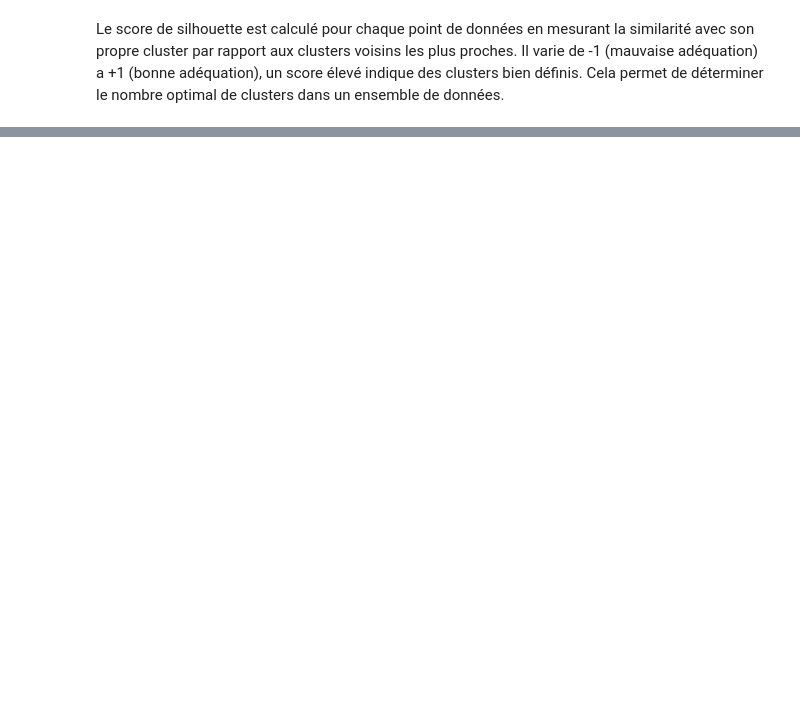
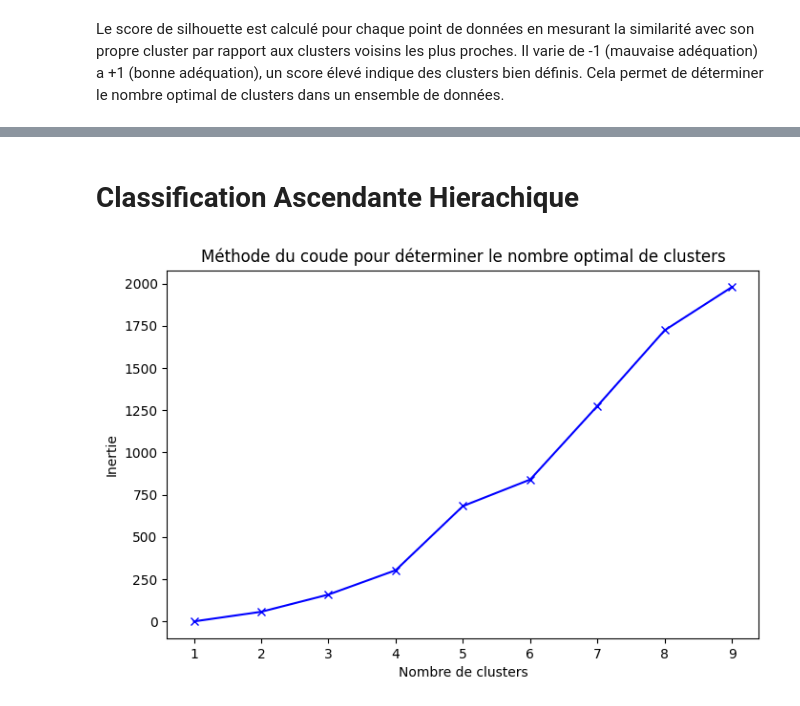
Before and after one commit to mbassi237/projet-personnel, a Jupyter notebook: main.ipynb, the cells around one changed output, grey strips where cells are left out. Saved outputs shown, nothing was run; the diff lists cells and outputs as text; code cells hidden in the pictures; blank space fills up the shorter version.

```diff
--- a/main.ipynb
+++ b/main.ipynb
@@ -388,0 +377,30 @@ model.inertia_
+# %% [markdown]
+# Classification Ascendante Hierachique
+# %%
+from sklearn.cluster import AgglomerativeClustering
+from sklearn.metrics import pairwise_distances_argmin_min
+# Fonction pour calculer l'inertie
+def compute_inertia(X, labels, centers):
+    distances, _ = pairwise_distances_argmin_min(X, centers)
+    inertia = np.sum(distances ** 2)
+    return inertia
+
+# Calculer les inerties pour différents nombres de clusters
+inertias = []
+K = range(1, 10)
+for k in K:
+    model = AgglomerativeClustering(n_clusters=k)
+    labels = model.fit_predict(data1_norm)
+    centers = np.array([data1_norm[labels == i].mean(axis=0) for i in range(k)])
+    inertia = compute_inertia(data1_norm, labels, centers)
+    inertias.append(inertia)
+
+# Tracer la courbe du coude
+plt.figure(figsize=(8, 5))
+plt.plot(K, inertias, 'bx-')
+plt.xlabel('Nombre de clusters')
+plt.ylabel('Inertie')
+plt.title('Méthode du coude pour déterminer le nombre optimal de clusters')
+plt.show()
+# %% [output]
+[figure, added]
```
Also changed, not shown: parts of 45 cells of this notebook, 3 other files.
